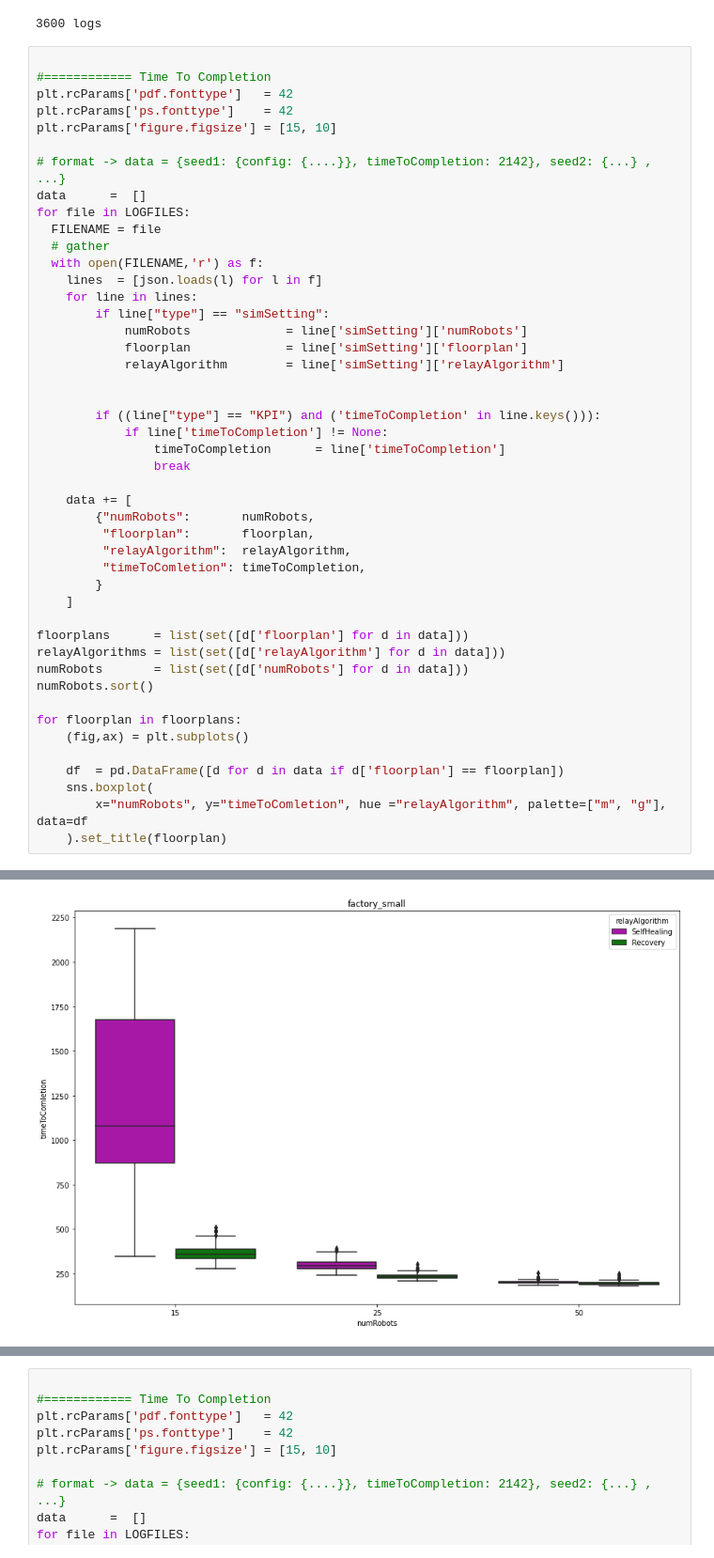
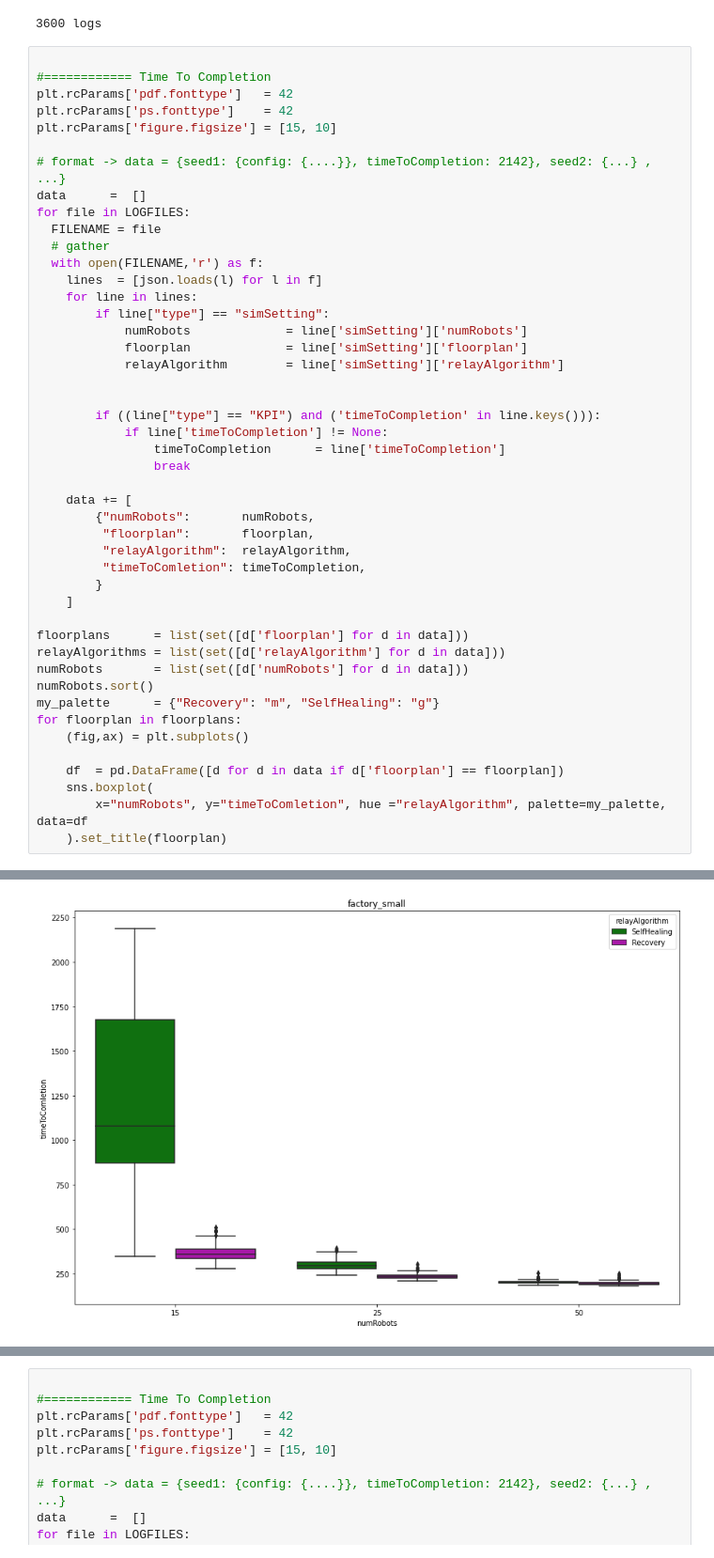
Before and after one commit to openwsn-berkeley/Atlas, a Jupyter notebook: AtlasAnalysis.ipynb, the cells around one changed output, grey strips where cells are left out. Shown at 94% size. Drawn from its saved outputs; the diff is of its cells as text.

```diff
--- a/AtlasAnalysis.ipynb
+++ b/AtlasAnalysis.ipynb
@@ -100,36 +100,36 @@ for file in LOGFILES:
             numRobots             = line['simSetting']['numRobots']
             floorplan             = line['simSetting']['floorplan']
             relayAlgorithm        = line['simSetting']['relayAlgorithm']
 
 
         if ((line["type"] == "KPI") and ('timeToCompletion' in line.keys())):
             if line['timeToCompletion'] != None:
                 timeToCompletion      = line['timeToCompletion']
                 break
 
     data += [
         {"numRobots":       numRobots,
          "floorplan":       floorplan,
          "relayAlgorithm":  relayAlgorithm,
          "timeToComletion": timeToCompletion,
         }
     ]
 
 floorplans      = list(set([d['floorplan'] for d in data]))
 relayAlgorithms = list(set([d['relayAlgorithm'] for d in data]))
 numRobots       = list(set([d['numRobots'] for d in data]))
 numRobots.sort()
-
+my_palette      = {"Recovery": "m", "SelfHealing": "g"}
 for floorplan in floorplans:
     (fig,ax) = plt.subplots()
 
     df  = pd.DataFrame([d for d in data if d['floorplan'] == floorplan])
     sns.boxplot(
-        x="numRobots", y="timeToComletion", hue ="relayAlgorithm", palette=["m", "g"], data=df
+        x="numRobots", y="timeToComletion", hue ="relayAlgorithm", palette=my_palette, data=df
     ).set_title(floorplan)
 # %% [output]
 [figure]
-[figure, old version]
+[figure, new version]
 [figure]
 # %%
 
```
Also changed, not shown: 2 other files.
